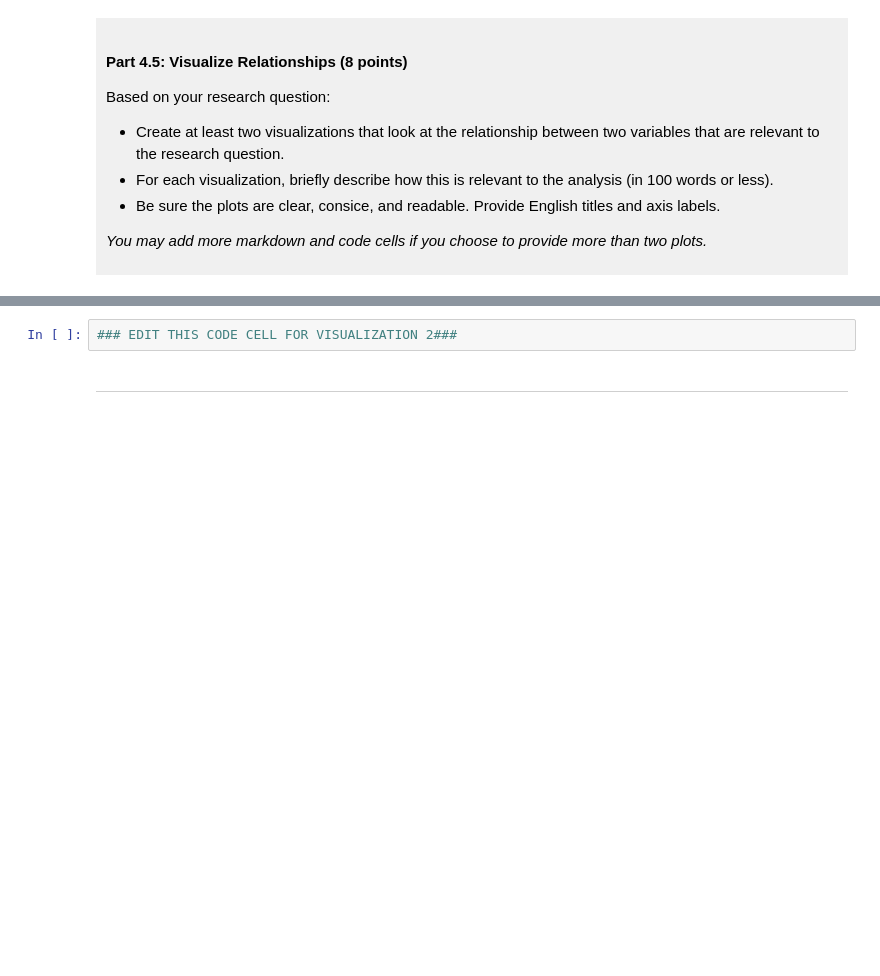
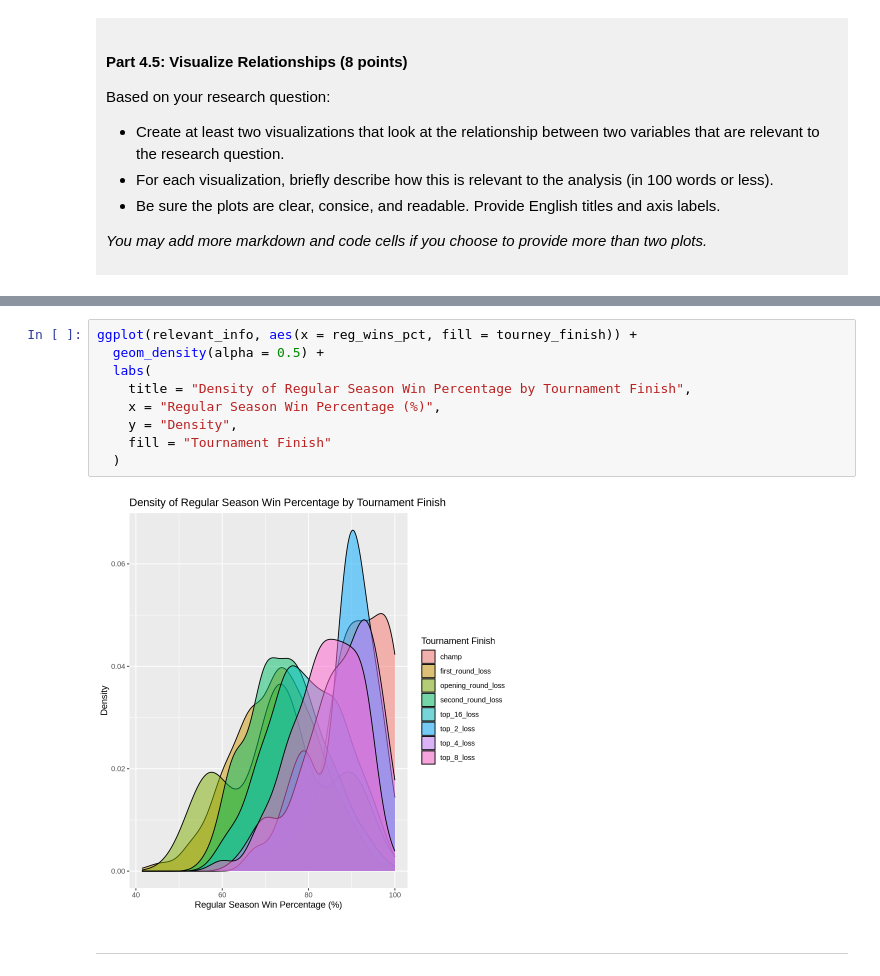
Before and after one commit to brandon-creator-gib/dsci-100-project-brandon-yan, a Jupyter notebook: dsci-100-project-notebook.ipynb, the cells around one changed output, grey strips where cells are left out. Saved outputs shown, nothing was run; the diff lists cells and outputs as text; blank space fills up the shorter version.

```diff
--- a/dsci-100-project-notebook.ipynb
+++ b/dsci-100-project-notebook.ipynb
@@ -331,5 +388,14 @@ Visualization 2: %%% EDIT THIS MARKDOWN CELL%%%
 # %%
-### EDIT THIS CODE CELL FOR VISUALIZATION 2###
+ggplot(relevant_info, aes(x = reg_wins_pct, fill = tourney_finish)) +
+  geom_density(alpha = 0.5) +
+  labs(
+    title = "Density of Regular Season Win Percentage by Tournament Finish",
+    x = "Regular Season Win Percentage (%)",
+    y = "Density",
+    fill = "Tournament Finish"
+  )
+# %% [output]
+[figure, added]
 # %% [markdown]
 ------
 # %% [markdown]
```
Also changed, not shown: parts of 9 cells of this notebook.
